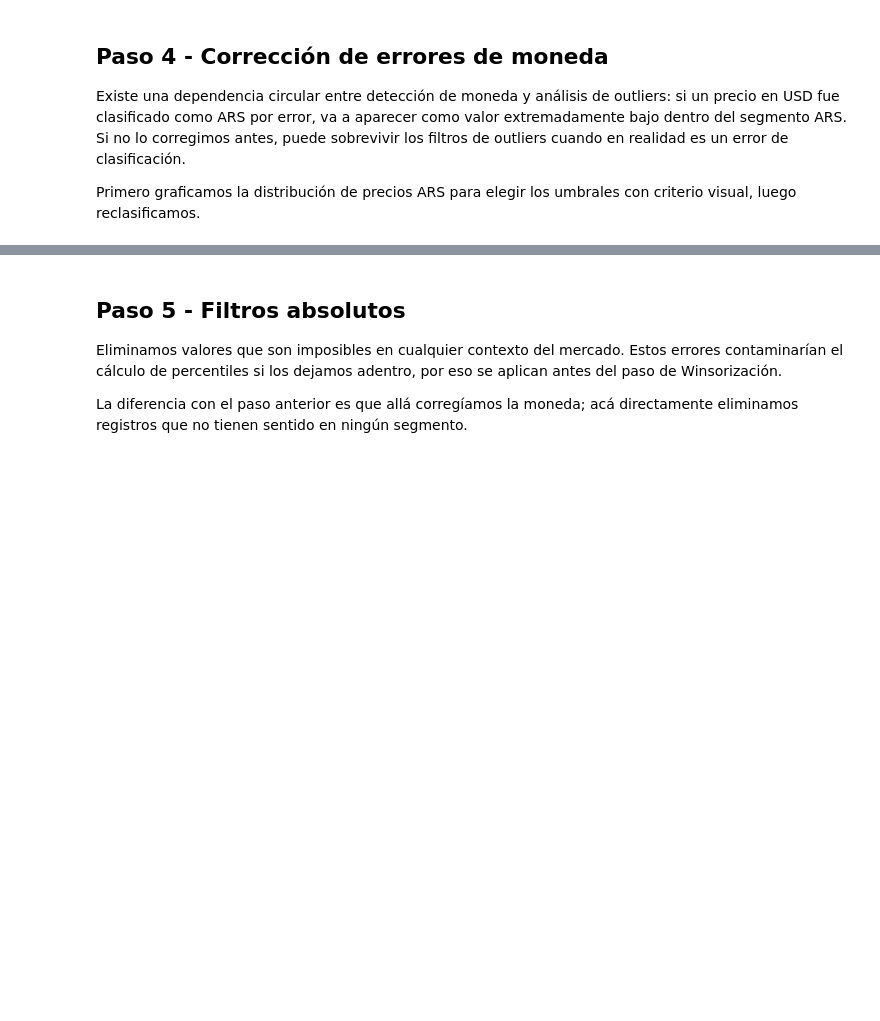
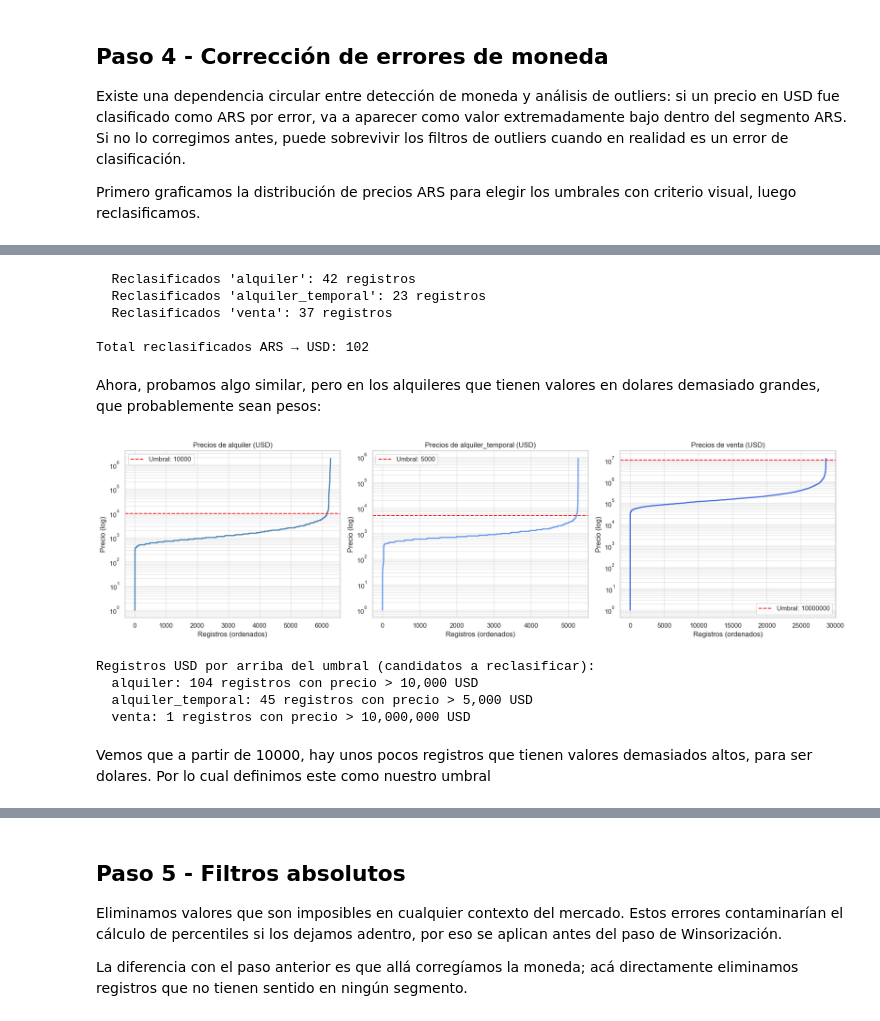
Before and after one commit to clararodriguezacevedo/descriptiva-real-estate, a Jupyter notebook: notebooks/eda.ipynb, the cells around one changed output, grey strips where cells are left out. Drawn from its saved outputs; the diff is of its cells as text; code cells hidden in the pictures; blank space fills up the shorter version.

```diff
--- a/notebooks/eda.ipynb
+++ b/notebooks/eda.ipynb
@@ -1224,0 +1193,74 @@ Se corrigieron 88 registros de alquiler que estaban mal etiquetados como USD.
+# %%
+UMBRALES_IMPOSIBLES_ARS = {
+    'alquiler':           300_000,
+    'alquiler_temporal':  40_000,
+    'venta':             1_000_000,
+}
+
+n_reclasificados = 0
+for op, umbral in UMBRALES_IMPOSIBLES_ARS.items():
+    mask = (
+        (df_final['moneda'] == 'ars') &
+        (df_final['operacion'] == op) &
+        (df_final['precio'] < umbral)
+    )
+    n_reclasificados += mask.sum()
+    df_final.loc[mask, 'moneda'] = 'usd'
+    print(f"  Reclasificados '{op}': {mask.sum()} registros")
+
+print(f"\nTotal reclasificados ARS → USD: {n_reclasificados}")
+# %% [output]
+  Reclasificados 'alquiler': 42 registros
+  Reclasificados 'alquiler_temporal': 23 registros
+  Reclasificados 'venta': 37 registros
+
+Total reclasificados ARS → USD: 102
+# %% [markdown]
+Ahora, probamos algo similar, pero en los alquileres que tienen valores en dolares demasiado grandes, que probablemente sean pesos:
+# %%
+import matplotlib.pyplot as plt
+
+ops = ['alquiler', 'alquiler_temporal', 'venta']
+# Definimos los umbrales en un diccionario para claridad
+umbrales = {'alquiler': 10000, 'alquiler_temporal': 5000, 'venta': 10000000}
+colores = ['steelblue', 'cornflowerblue', 'royalblue']
+
+fig, axes = plt.subplots(1, 3, figsize=(18, 5))
+
+for ax, op, color in zip(axes, ops, colores):
+    # IMPORTANTE: .sort_values() para ver el "codo"
+    subset = df_final[
+        (df_final['moneda'] == 'usd') & (df_final['operacion'] == op)
+    ]['precio'].dropna().sort_values().reset_index(drop=True)
+
+    if not subset.empty:
+        ax.plot(subset.values, color=color, linewidth=2)
+        umb = umbrales[op]
+        ax.axhline(y=umb, color='red', linestyle='--', label=f'Umbral: {umb}')
+
+        ax.set_title(f'Precios de {op} (USD)')
+        ax.set_yscale('log')
+        ax.set_ylabel('Precio (log)')
+        ax.set_xlabel('Registros (ordenados)')
+        ax.legend()
+        ax.grid(True, which="both", ls="-", alpha=0.5)
+
+plt.tight_layout()
+plt.show()
+
+print("Registros USD por arriba del umbral (candidatos a reclasificar):")
+for op, umbral in umbrales.items():
+    n = (
+        (df_final['moneda'] == 'usd') &
+        (df_final['operacion'] == op) &
+        (df_final['precio'] > umbral)
+    ).sum()
+    print(f"  {op}: {n} registros con precio > {umbral:,} USD")
+# %% [output]
+[figure, added]
+Registros USD por arriba del umbral (candidatos a reclasificar):
+  alquiler: 104 registros con precio > 10,000 USD
+  alquiler_temporal: 45 registros con precio > 5,000 USD
+  venta: 1 registros con precio > 10,000,000 USD
+# %% [markdown]
+Vemos que a partir de 10000, hay unos pocos registros que tienen valores demasiados altos, para ser dolares. Por lo cual definimos este como nuestro umbral
```
Also changed, not shown: parts of 12 cells of this notebook.
